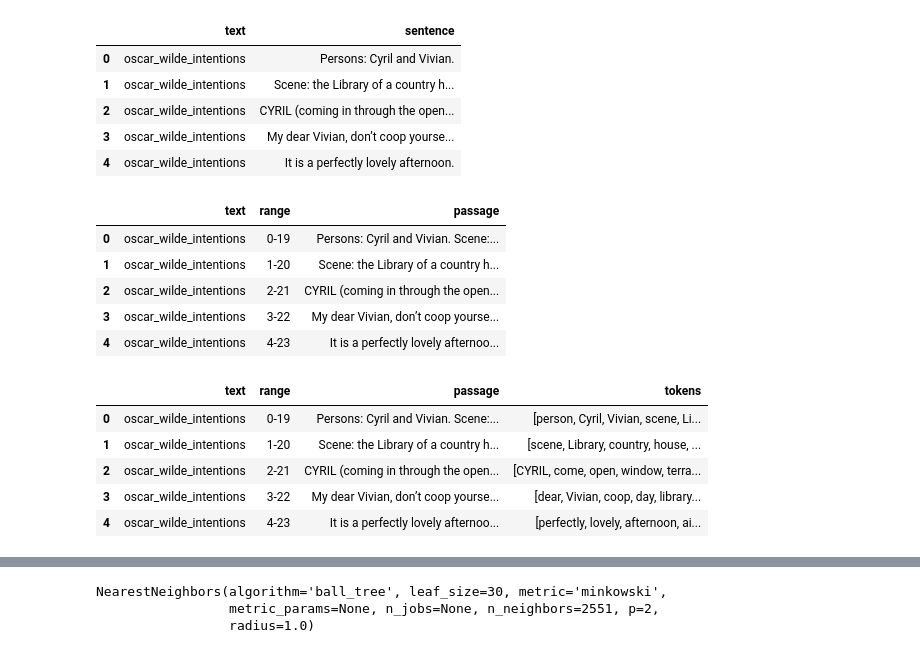
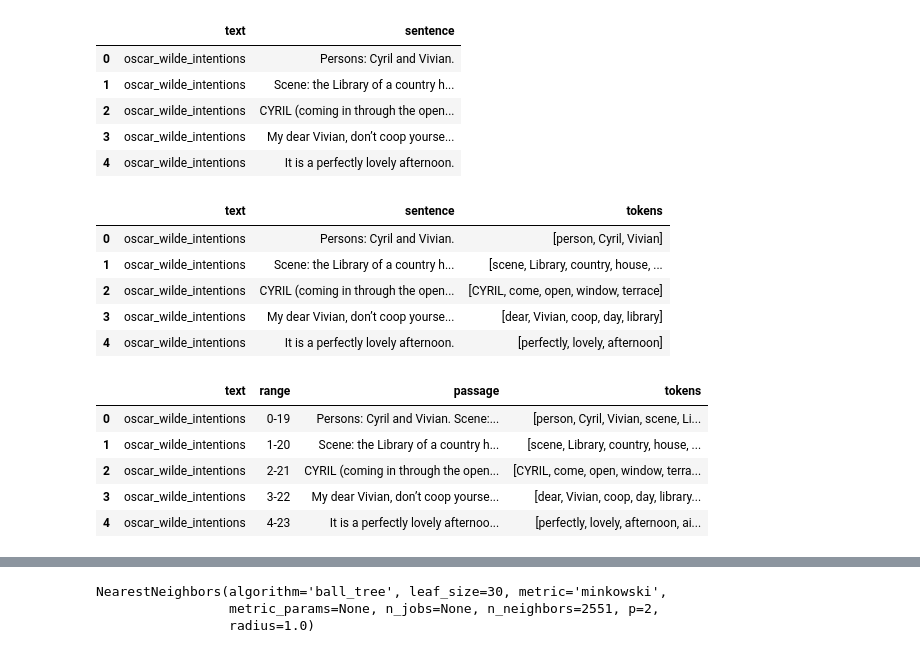
Before and after one commit to nrvanwyck/searching_texts, a Jupyter notebook: querying_texts.ipynb, the cells around one changed output, grey strips where cells are left out. Cells and saved outputs as stored; diff of their text form; code cells hidden in the pictures.

```diff
--- a/querying_texts.ipynb
+++ b/querying_texts.ipynb
@@ -50,49 +50,56 @@ df.head()
 | 2 | oscar_wilde_intentions | CYRIL (coming in through the open... |
 | 3 | oscar_wilde_intentions | My dear Vivian, don’t coop yourse... |
 | 4 | oscar_wilde_intentions | It is a perfectly lovely afternoon. |
+# %%
+import spacy
+from tqdm import tqdm
+
+nlp = spacy.load('en_core_web_lg')
+
+def tokenize(text):
+    tokens = []
+    doc = nlp(text)
+    for token in doc:
+        if ((token.is_stop == False) and (token.is_punct == False)
+           ) and (token.pos_ != 'PRON'):
+            tokens.append(token.lemma_)
+    return tokens
+
+tqdm.pandas()
+df['tokens'] = df['sentence'].progress_apply(tokenize)
+
+df.head()
+# %% [output]
+|  | text | sentence | tokens |
+| 0 | oscar_wilde_intentions | Persons: Cyril and Vivian. | [person, Cyril, Vivian] |
+| 1 | oscar_wilde_intentions | Scene: the Library of a country h... | [scene, Library, country, house, ... |
+| 2 | oscar_wilde_intentions | CYRIL (coming in through the open... | [CYRIL, come, open, window, terrace] |
+| 3 | oscar_wilde_intentions | My dear Vivian, don’t coop yourse... | [dear, Vivian, coop, day, library] |
+| 4 | oscar_wilde_intentions | It is a perfectly lovely afternoon. | [perfectly, lovely, afternoon] |
 # %%
 for i in range(20):
     df[f'sentence_{i}'] = df["sentence"].shift(-i)
+    df[f'tokens_{i}'] = df["tokens"].shift(-i).apply(
+        lambda x: x if isinstance(x, list) else [])
     df[f'sentence_{i}'] = df[f'sentence_{i}'].fillna('').astype(str)
 
 df['range'] = [(f'{i}-{i + 19}') for i in df.index]
 df['passage'] = df[[f'sentence_{i}' for i in range(20)]].agg(' '.join, axis=1)
-df = df[['text', 'range', 'passage']]
+
+df['tokens'] = df[[f'tokens_{i}' for i in range(20)]].values.tolist()
+df['tokens'] = df['tokens'].apply(
+    lambda x: [item for sublist in x for item in sublist])
+
+df = df[['text', 'range', 'passage', 'tokens']]
 
 df.head()
 # %% [output]
-|  | text | range | passage |
-| 0 | oscar_wilde_intentions | 0-19 | Persons: Cyril and Vivian. Scene:... |
-| 1 | oscar_wilde_intentions | 1-20 | Scene: the Library of a country h... |
-| 2 | oscar_wilde_intentions | 2-21 | CYRIL (coming in through the open... |
-| 3 | oscar_wilde_intentions | 3-22 | My dear Vivian, don’t coop yourse... |
-| 4 | oscar_wilde_intentions | 4-23 | It is a perfectly lovely afternoo... |
+|  | text | range | passage | tokens |
+| 0 | oscar_wilde_intentions | 0-19 | Persons: Cyril and Vivian. Scene:... | [person, Cyril, Vivian, scene, Li... |
+| 1 | oscar_wilde_intentions | 1-20 | Scene: the Library of a country h... | [scene, Library, country, house, ... |
+| 2 | oscar_wilde_intentions | 2-21 | CYRIL (coming in through the open... | [CYRIL, come, open, window, terra... |
+| 3 | oscar_wilde_intentions | 3-22 | My dear Vivian, don’t coop yourse... | [dear, Vivian, coop, day, library... |
+| 4 | oscar_wilde_intentions | 4-23 | It is a perfectly lovely afternoo... | [perfectly, lovely, afternoon, ai... |
-# %%
-import spacy
-from tqdm import tqdm
-
-nlp = spacy.load('en_core_web_lg')
-
-def tokenize(text):
-    tokens = []
-    doc = nlp(text)
-    for token in doc:
-        if ((token.is_stop == False) and (token.is_punct == False)
-           ) and (token.pos_ != 'PRON'):
-            tokens.append(token.lemma_)
-    return tokens
-
-tqdm.pandas()
-df['tokens'] = df['passage'].progress_apply(tokenize)
-
-df.head()
-# %% [output]
-|  | text | range | passage | tokens |
-| 0 | oscar_wilde_intentions | 0-19 | Persons: Cyril and Vivian. Scene:... | [person, Cyril, Vivian, scene, Li... |
-| 1 | oscar_wilde_intentions | 1-20 | Scene: the Library of a country h... | [scene, Library, country, house, ... |
-| 2 | oscar_wilde_intentions | 2-21 | CYRIL (coming in through the open... | [CYRIL, come, open, window, terra... |
-| 3 | oscar_wilde_intentions | 3-22 | My dear Vivian, don’t coop yourse... | [dear, Vivian, coop, day, library... |
-| 4 | oscar_wilde_intentions | 4-23 | It is a perfectly lovely afternoo... | [perfectly, lovely, afternoon, ai... |
 # %%
 from sklearn.feature_extraction.text import TfidfVectorizer
 
```
Also changed, not shown: parts of 1 cell of this notebook.
